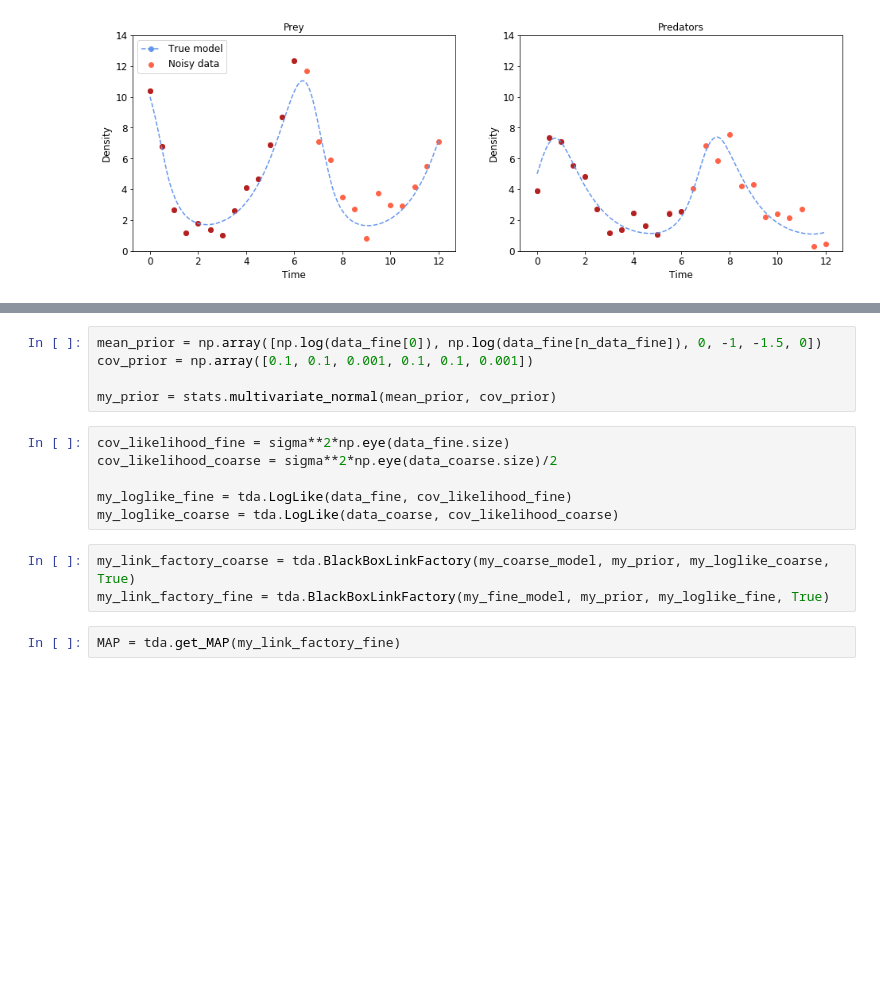
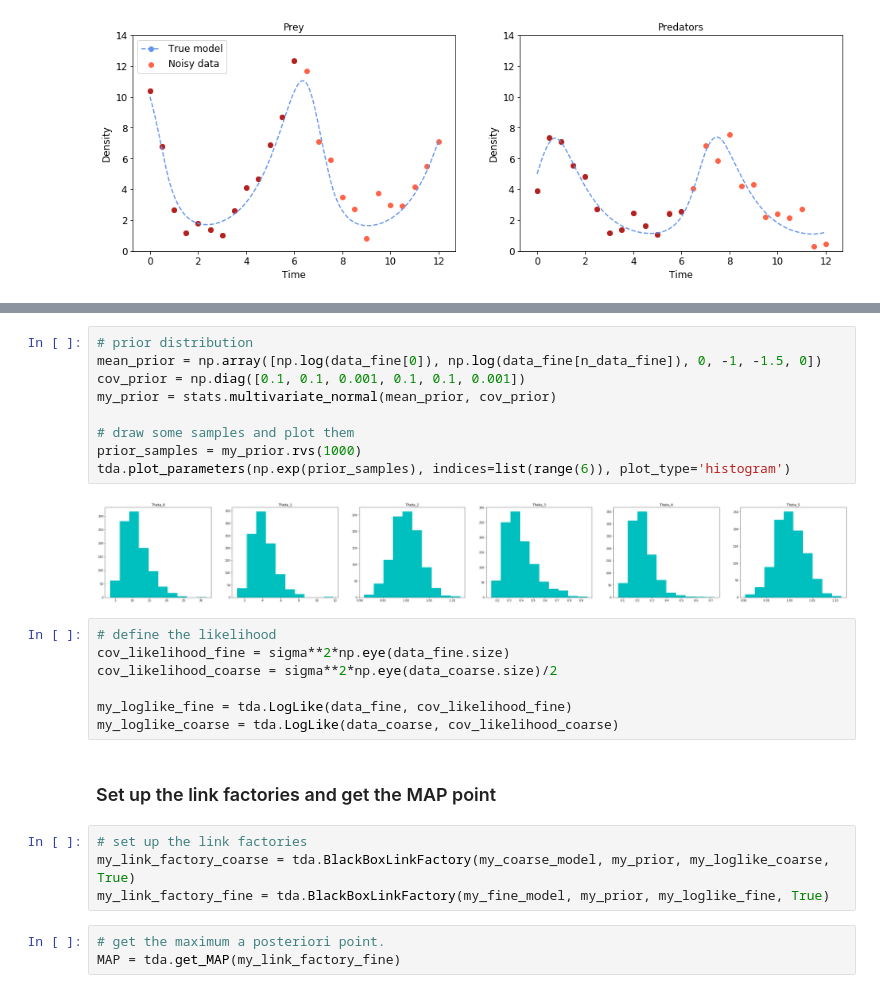
Before and after one commit to mikkelbue/tinyDA, a Jupyter notebook: examples/Delayed Acceptance.ipynb, the cells around one changed output, grey strips where cells are left out. Cells and saved outputs as stored; diff of their text form; blank space fills up the shorter version.

```diff
--- a/examples/Delayed Acceptance.ipynb
+++ b/examples/Delayed Acceptance.ipynb
@@ -98,16 +131,27 @@ plt.show()
 # %%
+# prior distribution
 mean_prior = np.array([np.log(data_fine[0]), np.log(data_fine[n_data_fine]), 0, -1, -1.5, 0])
-cov_prior = np.array([0.1, 0.1, 0.001, 0.1, 0.1, 0.001])
+cov_prior = np.diag([0.1, 0.1, 0.001, 0.1, 0.1, 0.001])
+my_prior = stats.multivariate_normal(mean_prior, cov_prior)
 
-my_prior = stats.multivariate_normal(mean_prior, cov_prior)
+# draw some samples and plot them
+prior_samples = my_prior.rvs(1000)
+tda.plot_parameters(np.exp(prior_samples), indices=list(range(6)), plot_type='histogram')
+# %% [output]
+[figure, added]
 # %%
+# define the likelihood
 cov_likelihood_fine = sigma**2*np.eye(data_fine.size)
 cov_likelihood_coarse = sigma**2*np.eye(data_coarse.size)/2
 
 my_loglike_fine = tda.LogLike(data_fine, cov_likelihood_fine)
 my_loglike_coarse = tda.LogLike(data_coarse, cov_likelihood_coarse)
+# %% [markdown]
+### Set up the link factories and get the MAP point
 # %%
+# set up the link factories
 my_link_factory_coarse = tda.BlackBoxLinkFactory(my_coarse_model, my_prior, my_loglike_coarse, True)
 my_link_factory_fine = tda.BlackBoxLinkFactory(my_fine_model, my_prior, my_loglike_fine, True)
-# %%
-MAP = tda.get_MAP(my_link_factory_fine)
+# %%
+# get the maximum a posteriori point.
+MAP = tda.get_MAP(my_link_factory_fine)
```
Also changed, not shown: parts of 21 cells of this notebook, 2 other files.
